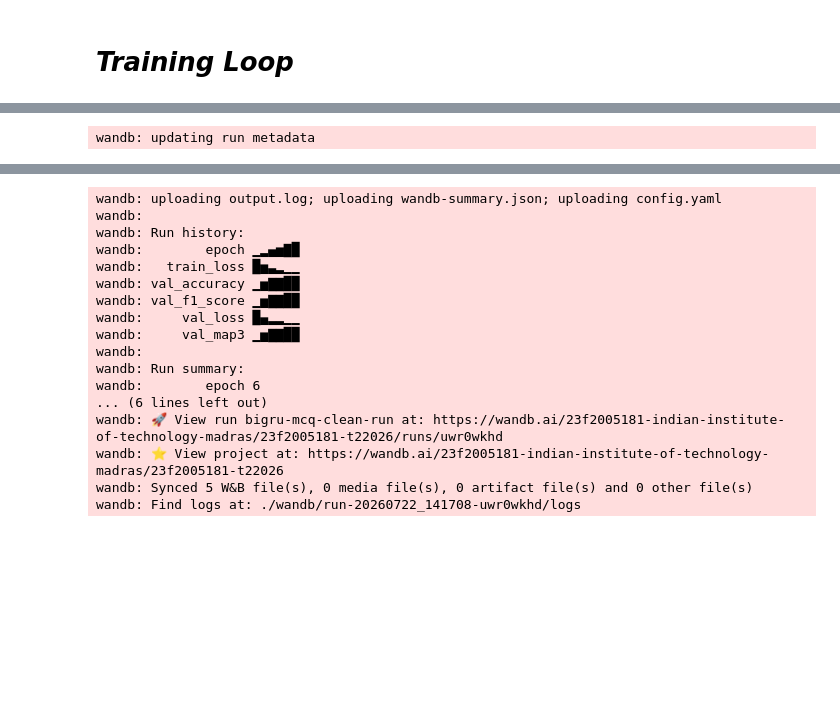
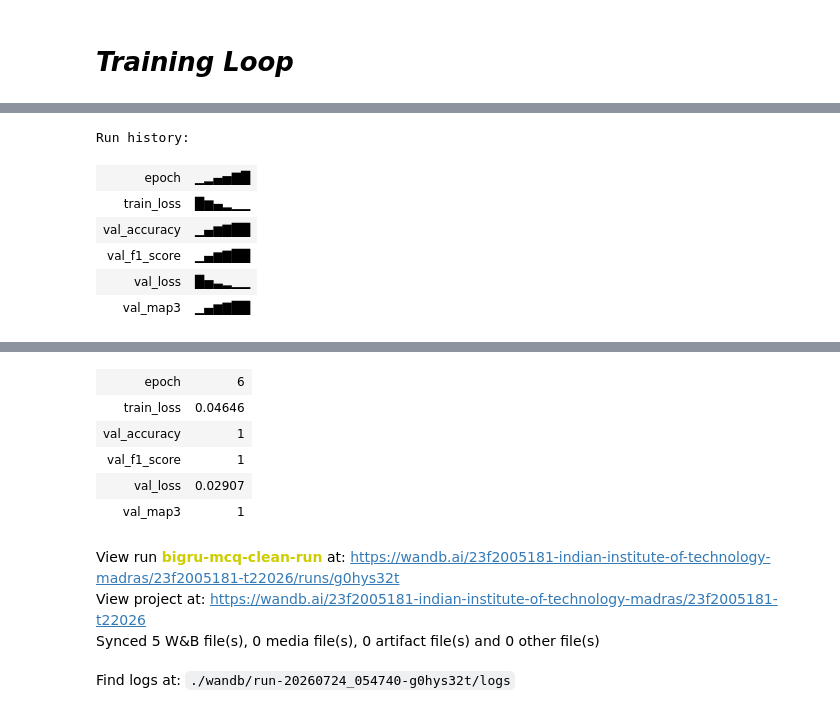
Before and after one commit to 23f2005181/DL-23f2005181-notebook-t22026, a Jupyter notebook: kaggle_notebook.ipynb, the cells around one changed output, grey strips where cells are left out. Saved outputs shown, nothing was run; the diff lists cells and outputs as text; code cells hidden in the pictures; blank space fills up the shorter version.

Commit message:
Pretrained model

```diff
--- a/kaggle_notebook.ipynb
+++ b/kaggle_notebook.ipynb
@@ -348,11 +393,11 @@ set_seed(42)
 # Model, Loss & Optimizer
 model = BiGRUMCQModel(len(vocab.word2idx)).to(device)
 criterion = nn.CrossEntropyLoss()
-optimizer = optim.AdamW(model.parameters(), lr=5e-4, weight_decay=1e-2)
+optimizer = optim.AdamW(model.parameters(), lr=6e-4, weight_decay=1e-2)
 
 epochs = 6
 
-print("🚀 Starting training execution...")
+print("Starting training execution")
 for epoch in range(epochs):
     model.train()
     train_loss = 0.0
@@ -420 +467,7 @@ Epoch 5/6 -> Train Loss: 0.1463 | Val Loss: 0.0727 | Acc: 0.9875 | F1: 0.9888 |
-wandb: updating run metadata
+Run history:
+| epoch | ▁▂▄▅▇█ |
+| train_loss | █▆▄▂▁▁ |
+| val_accuracy | ▁▄▆▇██ |
+| val_f1_score | ▁▄▆▇██ |
+| val_loss | █▅▃▂▁▁ |
+| val_map3 | ▁▄▆▇██ |
@@ -422,20 +475,13 @@ Epoch 6/6 -> Train Loss: 0.0659 | Val Loss: 0.0315 | Acc: 1.0000 | F1: 1.0000 |
-wandb: uploading output.log; uploading wandb-summary.json; uploading config.yaml
-wandb:
-wandb: Run history:
-wandb:        epoch ▁▂▄▅▇█
-wandb:   train_loss █▅▃▂▁▁
-wandb: val_accuracy ▁▅▇▇██
-wandb: val_f1_score ▁▅▇▇██
-wandb:     val_loss █▄▂▂▁▁
-wandb:     val_map3 ▁▅▇▇██
-wandb:
-wandb: Run summary:
-wandb:        epoch 6
-... (6 lines left out)
-wandb: 🚀 View run bigru-mcq-clean-run at: https://wandb.ai/23f2005181-indian-institute-of-technology-madras/23f2005181-t22026/runs/uwr0wkhd
-wandb: ⭐️ View project at: https://wandb.ai/23f2005181-indian-institute-of-technology-madras/23f2005181-t22026
-wandb: Synced 5 W&B file(s), 0 media file(s), 0 artifact file(s) and 0 other file(s)
-wandb: Find logs at: ./wandb/run-20260722_141708-uwr0wkhd/logs
+| epoch | 6 |
+| train_loss | 0.04646 |
+| val_accuracy | 1 |
+| val_f1_score | 1 |
+| val_loss | 0.02907 |
+| val_map3 | 1 |
+View run bigru-mcq-clean-run at: https://wandb.ai/23f2005181-indian-institute-of-technology-madras/23f2005181-t22026/runs/g0hys32t
+View project at: https://wandb.ai/23f2005181-indian-institute-of-technology-madras/23f2005181-t22026
+Synced 5 W&B file(s), 0 media file(s), 0 artifact file(s) and 0 other file(s)
+Find logs at: ./wandb/run-20260724_054740-g0hys32t/logs
 # %%
 model.eval()
 test_ids = []
```
Also changed, not shown: parts of 18 cells of this notebook.
